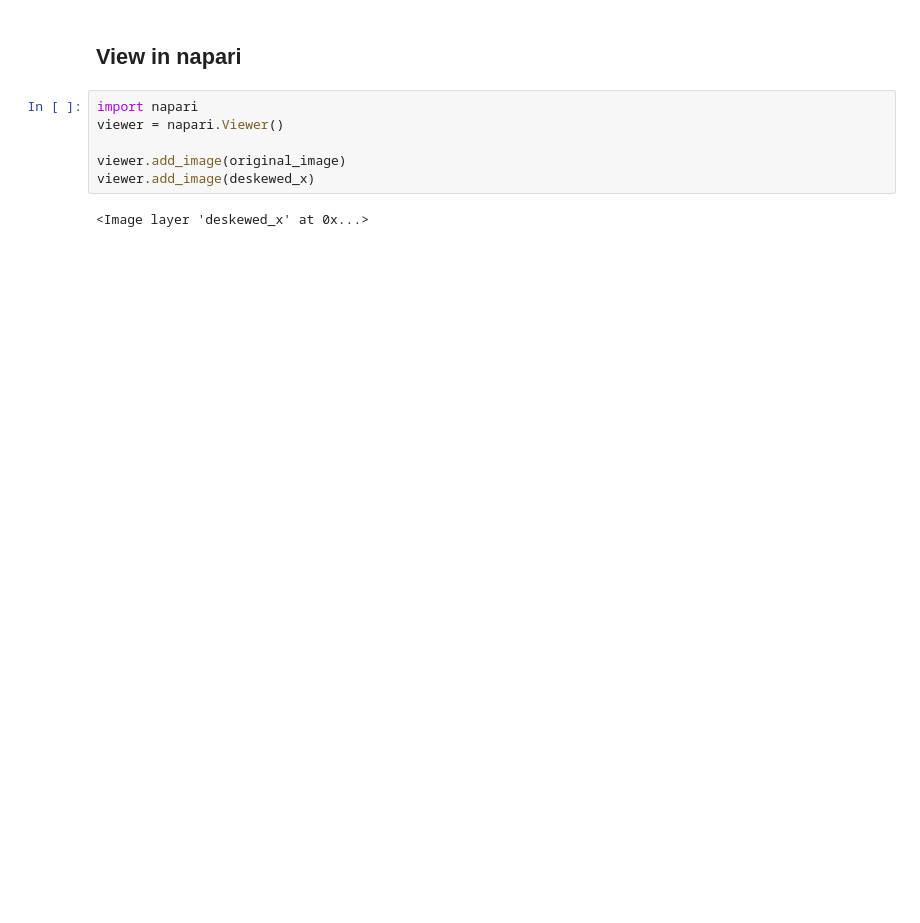
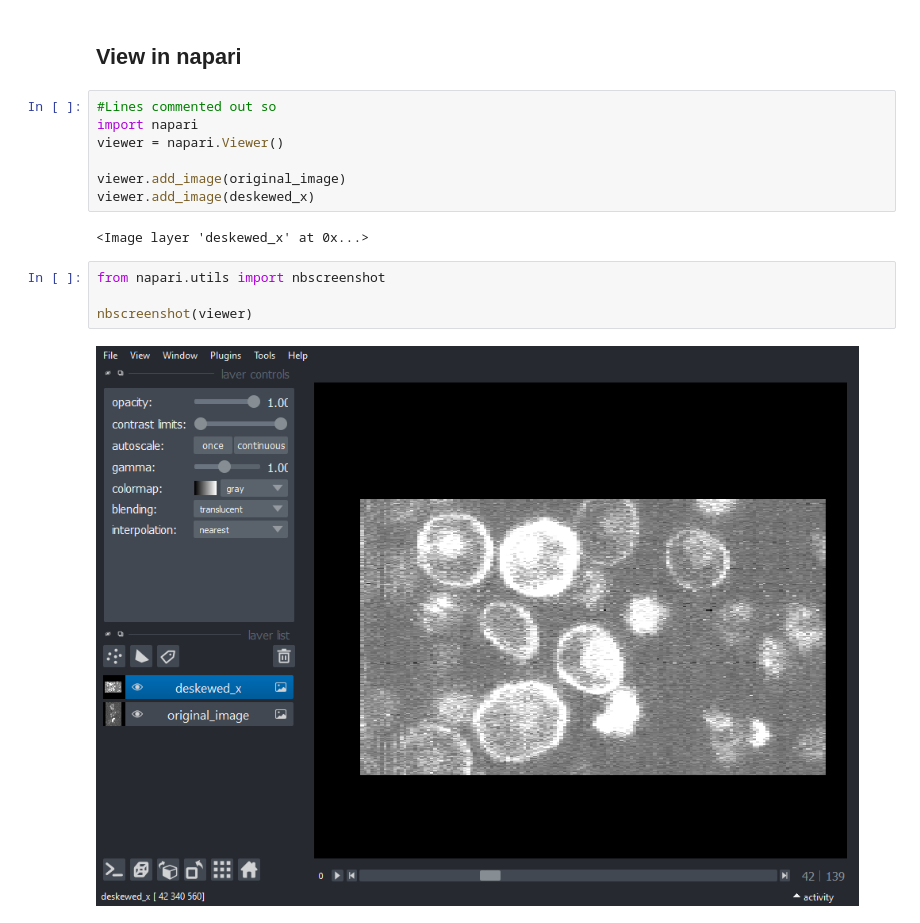
Before and after one commit to clEsperanto/pyclesperanto_prototype, a Jupyter notebook: demo/transforms/deskew_x_test.ipynb, the cells around one changed output. Drawn from its saved outputs; the diff is of its cells as text; blank space fills up the shorter version.

```diff
--- a/demo/transforms/deskew_x_test.ipynb
+++ b/demo/transforms/deskew_x_test.ipynb
@@ -69,6 +69,7 @@ axs[1].title.set_text("Raw image")
 # %% [markdown]
 ## View in napari
 # %%
+#Lines commented out so
 import napari
 viewer = napari.Viewer()
 
@@ -76,3 +77,9 @@ viewer.add_image(original_image)
 viewer.add_image(deskewed_x)
 # %% [output]
 <Image layer 'deskewed_x' at 0x...>
+# %%
+from napari.utils import nbscreenshot
+
+nbscreenshot(viewer)
+# %% [output]
+[figure, added]
```
Also changed, not shown: parts of 2 cells of this notebook, 6 other files.
